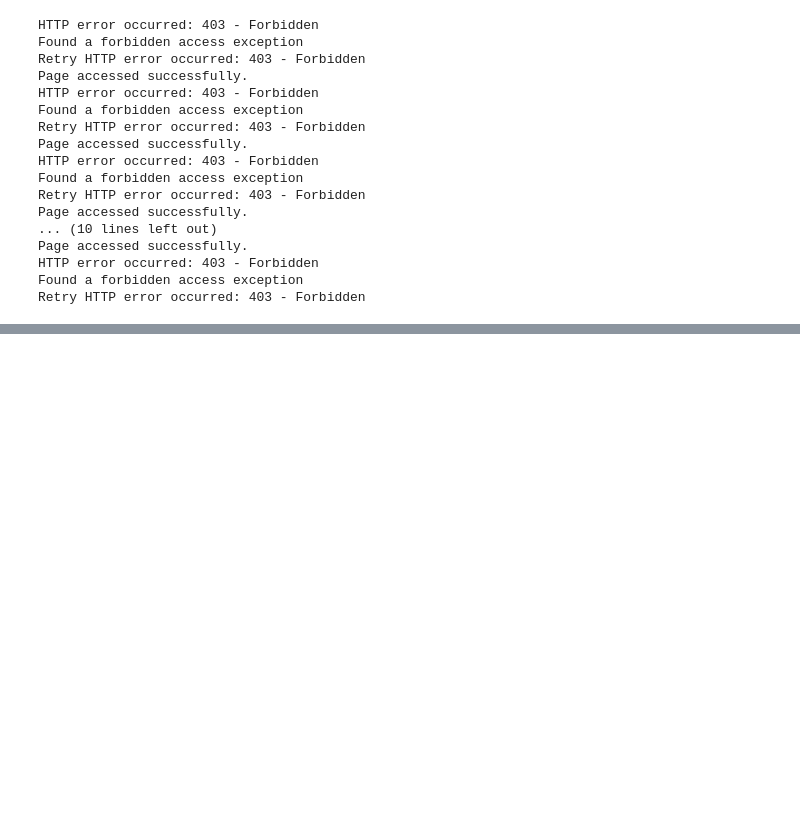
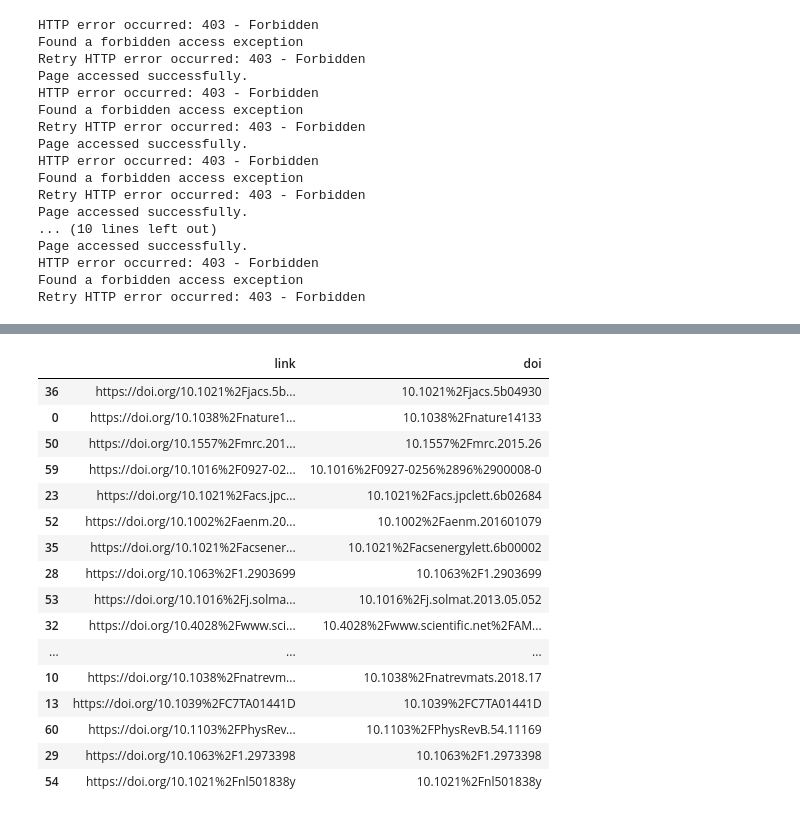
Before and after one commit to kanggunh/DSC180_B11, a Jupyter notebook: Jill's Work/sample_papers.ipynb, the cells around one changed output, grey strips where cells are left out. Saved outputs shown, nothing was run; the diff lists cells and outputs as text; code cells hidden in the pictures; blank space fills up the shorter version.

```diff
--- a/Jill's Work/sample_papers.ipynb
+++ b/Jill's Work/sample_papers.ipynb
@@ -240,0 +220,21 @@ sampled_bad_df
+# %%
+sampled_bad_df_2 = random_papers_df_bad.sample(n=20, random_state=2)  # random_state for reproducibility
+sampled_bad_df_2
+# %% [output]
+|  | link | doi |
+| 36 | https://doi.org/10.1021%2Fjacs.5b... | 10.1021%2Fjacs.5b04930 |
+| 0 | https://doi.org/10.1038%2Fnature1... | 10.1038%2Fnature14133 |
+| 50 | https://doi.org/10.1557%2Fmrc.201... | 10.1557%2Fmrc.2015.26 |
+| 59 | https://doi.org/10.1016%2F0927-02... | 10.1016%2F0927-0256%2896%2900008-0 |
+| 23 | https://doi.org/10.1021%2Facs.jpc... | 10.1021%2Facs.jpclett.6b02684 |
+| 52 | https://doi.org/10.1002%2Faenm.20... | 10.1002%2Faenm.201601079 |
+| 35 | https://doi.org/10.1021%2Facsener... | 10.1021%2Facsenergylett.6b00002 |
+| 28 | https://doi.org/10.1063%2F1.2903699 | 10.1063%2F1.2903699 |
+| 53 | https://doi.org/10.1016%2Fj.solma... | 10.1016%2Fj.solmat.2013.05.052 |
+| 32 | https://doi.org/10.4028%2Fwww.sci... | 10.4028%2Fwww.scientific.net%2FAM... |
+| ... | ... | ... |
+| 10 | https://doi.org/10.1038%2Fnatrevm... | 10.1038%2Fnatrevmats.2018.17 |
+| 13 | https://doi.org/10.1039%2FC7TA01441D | 10.1039%2FC7TA01441D |
+| 60 | https://doi.org/10.1103%2FPhysRev... | 10.1103%2FPhysRevB.54.11169 |
+| 29 | https://doi.org/10.1063%2F1.2973398 | 10.1063%2F1.2973398 |
+| 54 | https://doi.org/10.1021%2Fnl501838y | 10.1021%2Fnl501838y |
```
Also changed, not shown: parts of 17 cells of this notebook, 2 other files.
